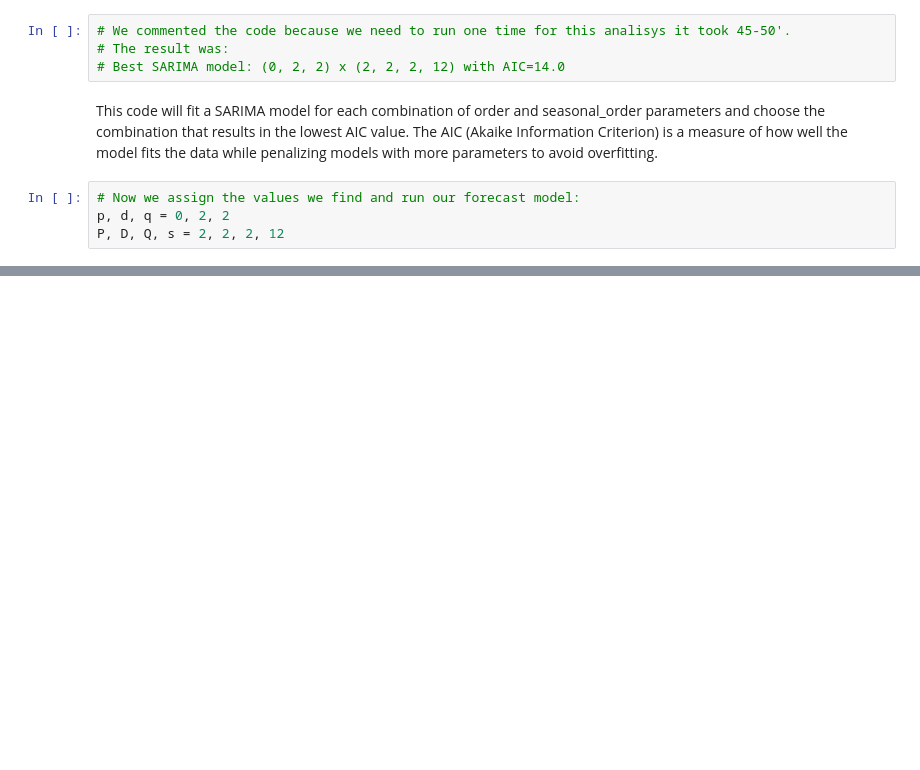
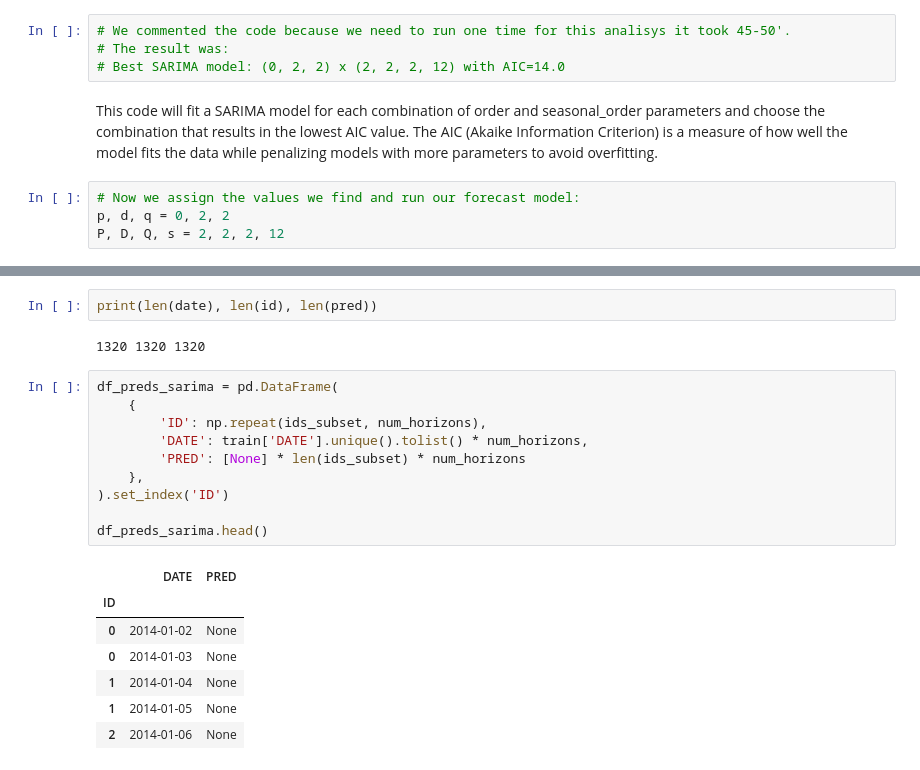
Before and after one commit to andresbarcia/DataAnalisys, a Jupyter notebook: Retail_Sales_Forecasting.ipynb, the cells around one changed output, grey strips where cells are left out. Drawn from its saved outputs; the diff is of its cells as text; blank space fills up the shorter version.

```diff
--- a/Retail_Sales_Forecasting.ipynb
+++ b/Retail_Sales_Forecasting.ipynb
@@ -326,0 +269,22 @@ P, D, Q, s = 2, 2, 2, 12
+# %%
+print(len(date), len(id), len(pred))
+# %% [output]
+1320 1320 1320
+# %%
+df_preds_sarima = pd.DataFrame(
+    {
+        'ID': np.repeat(ids_subset, num_horizons),
+        'DATE': train['DATE'].unique().tolist() * num_horizons,
+        'PRED': [None] * len(ids_subset) * num_horizons
+    },
+).set_index('ID')
+
+df_preds_sarima.head()
+# %% [output]
+|  | DATE | PRED |
+| ID |  |  |
+| 0 | 2014-01-02 | None |
+| 0 | 2014-01-03 | None |
+| 1 | 2014-01-04 | None |
+| 1 | 2014-01-05 | None |
+| 2 | 2014-01-06 | None |
```
Also changed, not shown: parts of 12 cells of this notebook.
